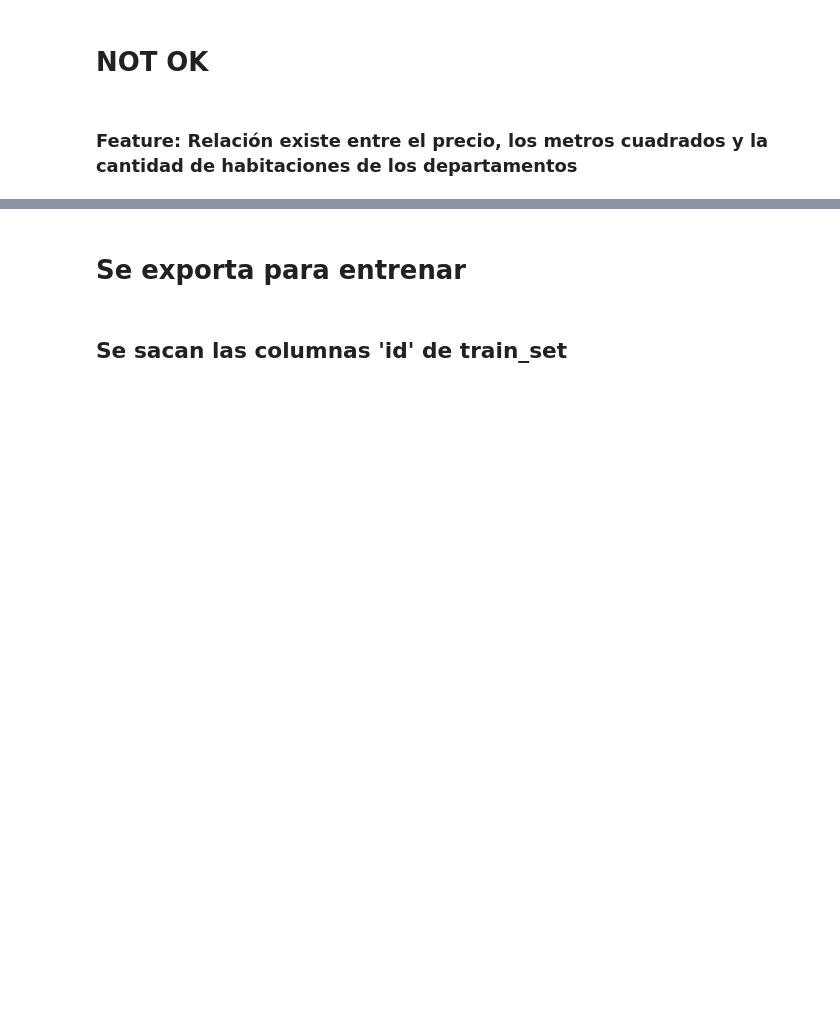
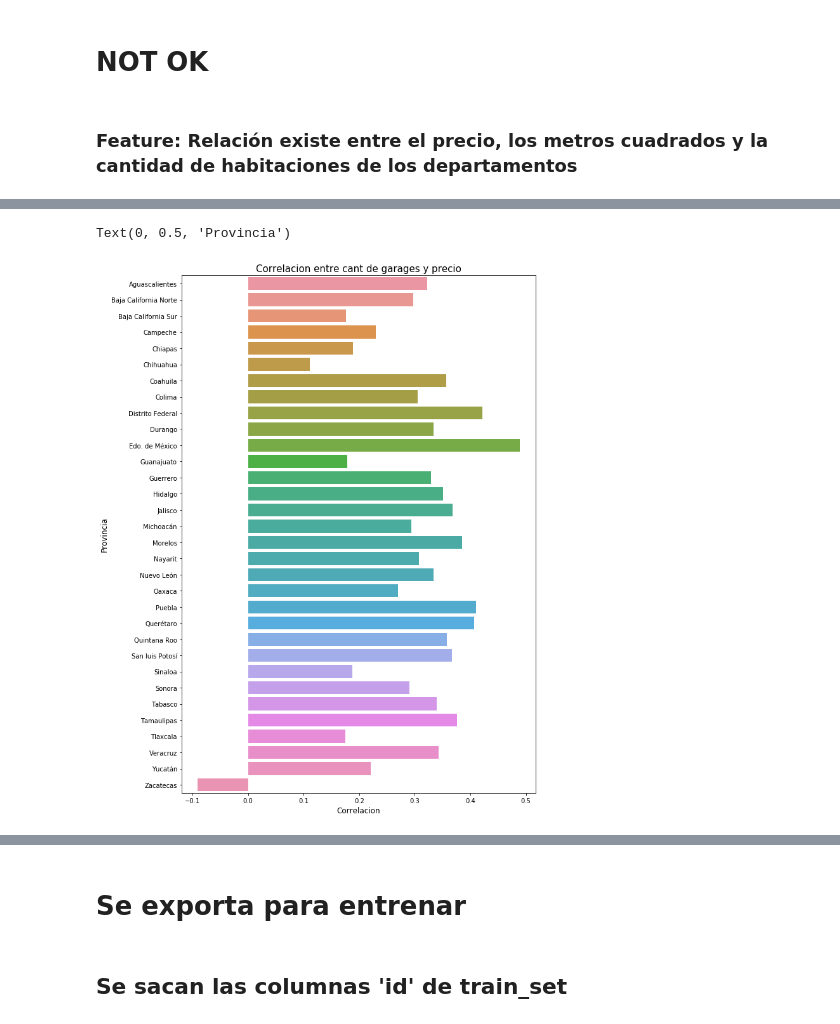
Before and after one commit to Alaneta/Datacones, a Jupyter notebook: tp2/1_Features_XG.ipynb, the cells around one changed output, grey strips where cells are left out. Drawn from its saved outputs; the diff is of its cells as text; code cells hidden in the pictures; blank space fills up the shorter version.

Commit message:
feature corr precio vs provincia

```diff
--- a/tp2/1_Features_XG.ipynb
+++ b/tp2/1_Features_XG.ipynb
@@ -422,0 +460,5 @@ test_set['anio_publ'] = pd.to_datetime(test['fecha']).dt.year
+# %%
+dfgp = data.dropna(subset = ['garages']).groupby(['provincia'])['garages', 'precio'].corr().reset_index()
+dfgp = df[ df['level_1'] == 'garages']
+dfgp.sort_values(['precio'], ascending = False, inplace = True)
+dfgp
@@ -422,0 +483,10 @@ test_set['anio_publ'] = pd.to_datetime(test['fecha']).dt.year
+# %%
+dfgp.rename(columns={"precio":"corr_p"},inplace=True)
+plt.figure(figsize=(10,15))
+g = sns.barplot(x = dfgp['corr_p'], y = dfgp['provincia'])
+g.set_title("Correlacion entre cant de garages y precio", fontsize=15)
+g.set_xlabel("Correlacion", fontsize=12)
+g.set_ylabel("Provincia", fontsize=12)
+# %% [output]
+Text(0, 0.5, 'Provincia')
+[figure, added]
```
Also changed, not shown: parts of 20 cells of this notebook.
